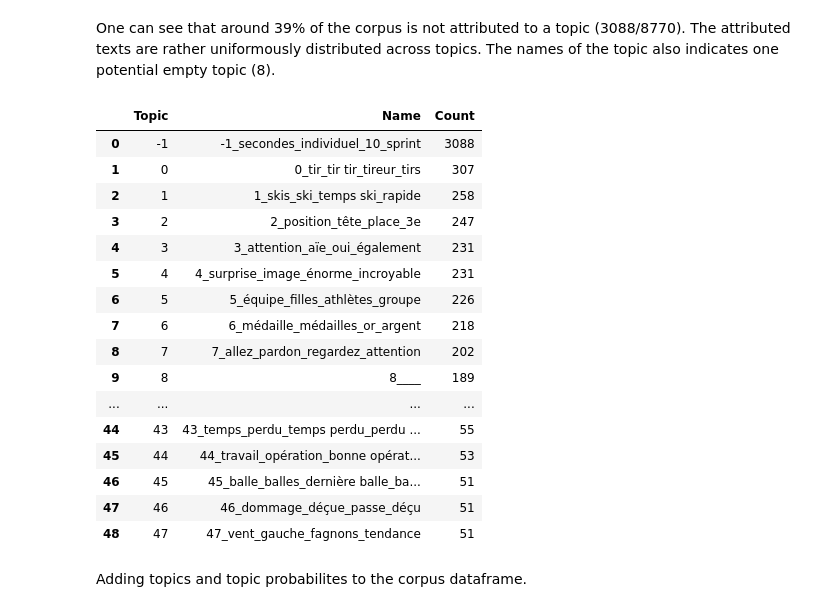
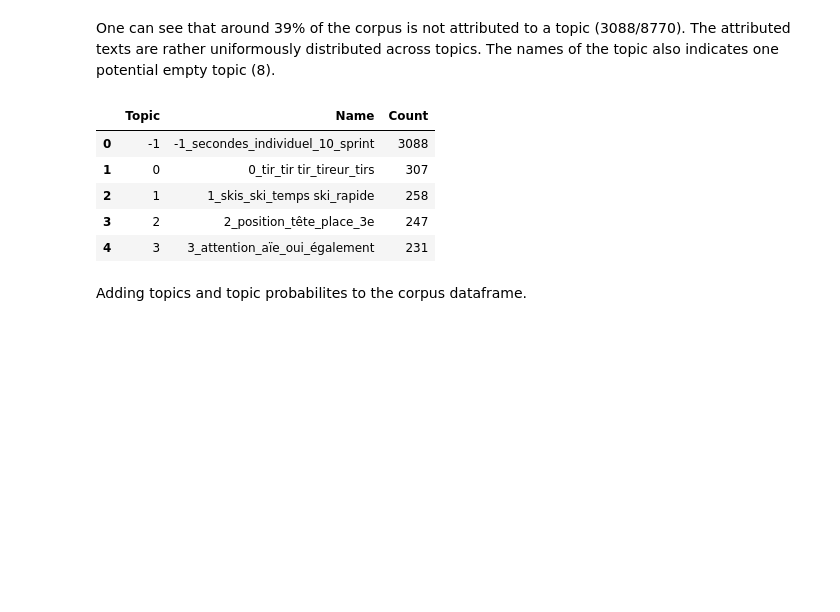
Before and after one commit to lucas-cumunel/PESSD-GBOGC, a Jupyter notebook: topic_modeling.ipynb, the cells around one changed output. Cells and saved outputs as stored; diff of their text form; code cells hidden in the pictures; blank space fills up the shorter version.

```diff
--- a/topic_modeling.ipynb
+++ b/topic_modeling.ipynb
@@ -160,25 +160,14 @@ topic_model.visualize_hierarchy()
 One can see that around 39% of the corpus is not attributed to a topic (3088/8770). The attributed texts are rather uniformously distributed across topics.
 The names of the topic also indicates one potential empty topic (8).
 # %%
-topic_model.get_topic_info()[["Topic", "Name","Count"]]
+topic_model.get_topic_info()[["Topic", "Name","Count"]].head()
 # %% [output]
 |  | Topic | Name | Count |
 | 0 | -1 | -1_secondes_individuel_10_sprint | 3088 |
 | 1 | 0 | 0_tir_tir tir_tireur_tirs | 307 |
 | 2 | 1 | 1_skis_ski_temps ski_rapide | 258 |
 | 3 | 2 | 2_position_tête_place_3e | 247 |
 | 4 | 3 | 3_attention_aïe_oui_également | 231 |
-| 5 | 4 | 4_surprise_image_énorme_incroyable | 231 |
-| 6 | 5 | 5_équipe_filles_athlètes_groupe | 226 |
-| 7 | 6 | 6_médaille_médailles_or_argent | 218 |
-| 8 | 7 | 7_allez_pardon_regardez_attention | 202 |
-| 9 | 8 | 8____ | 189 |
-| ... | ... | ... | ... |
-| 44 | 43 | 43_temps_perdu_temps perdu_perdu ... | 55 |
-| 45 | 44 | 44_travail_opération_bonne opérat... | 53 |
-| 46 | 45 | 45_balle_balles_dernière balle_ba... | 51 |
-| 47 | 46 | 46_dommage_déçue_passe_déçu | 51 |
-| 48 | 47 | 47_vent_gauche_fagnons_tendance | 51 |
 # %% [markdown]
 Adding topics and topic probabilites to the corpus dataframe.
 # %%
```
Also changed, not shown: parts of 4 cells of this notebook.
